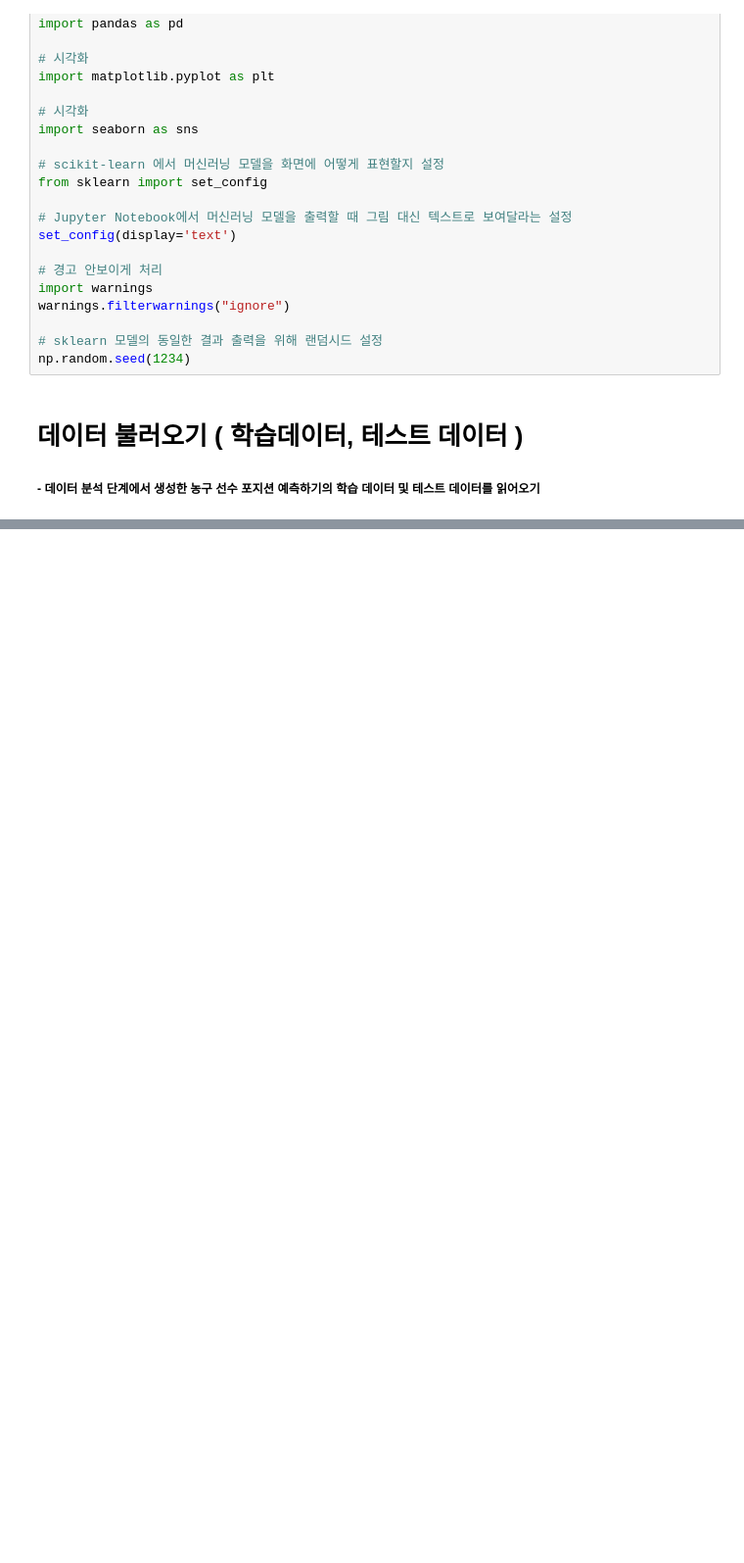
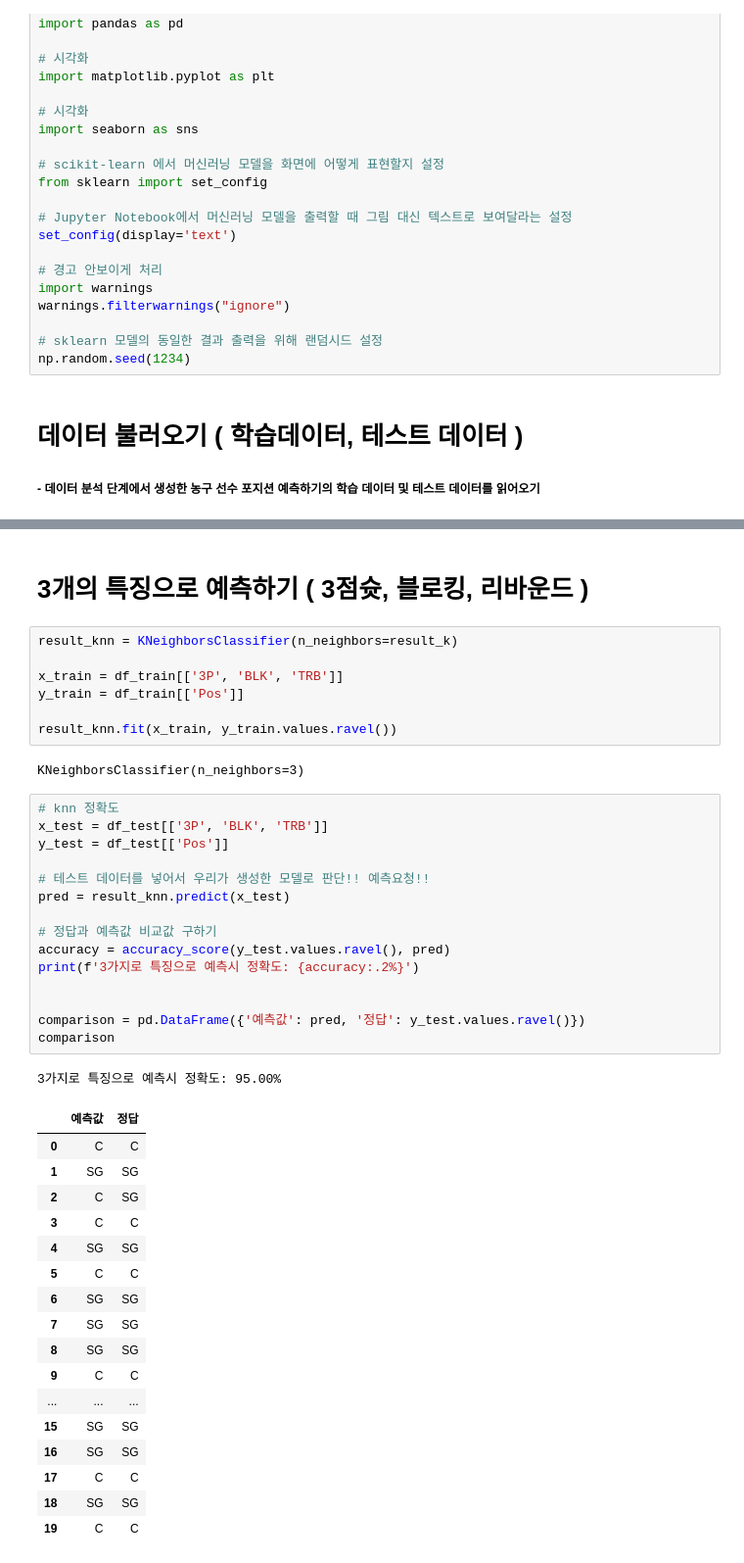
Before and after one commit to woyo73/AI_Learning, a Jupyter notebook: machine&deepLearning/src/machineLearning/ch02_kNN.ipynb, the cells around one changed output, grey strips where cells are left out. Shown at 98% size. Drawn from its saved outputs; the diff is of its cells as text; blank space fills up the shorter version.

```diff
--- a/machine&deepLearning/src/machineLearning/ch02_kNN.ipynb
+++ b/machine&deepLearning/src/machineLearning/ch02_kNN.ipynb
@@ -71,0 +187,45 @@ print(df_test.shape[1])
+# %% [markdown]
+# 3개의 특징으로 예측하기 ( 3점슛, 블로킹, 리바운드 )
+# %%
+result_knn = KNeighborsClassifier(n_neighbors=result_k)
+
+x_train = df_train[['3P', 'BLK', 'TRB']]
+y_train = df_train[['Pos']]
+
+result_knn.fit(x_train, y_train.values.ravel())
+# %% [output]
+KNeighborsClassifier(n_neighbors=3)
+# %%
+# knn 정확도
+x_test = df_test[['3P', 'BLK', 'TRB']]
+y_test = df_test[['Pos']]
+
+# 테스트 데이터를 넣어서 우리가 생성한 모델로 판단!! 예측요청!!
+pred = result_knn.predict(x_test)
+
+# 정답과 예측값 비교값 구하기
+accuracy = accuracy_score(y_test.values.ravel(), pred)
+print(f'3가지로 특징으로 예측시 정확도: {accuracy:.2%}')
+
+
+comparison = pd.DataFrame({'예측값': pred, '정답': y_test.values.ravel()})
+comparison
+# %% [output]
+3가지로 특징으로 예측시 정확도: 95.00%
+|  | 예측값 | 정답 |
+| 0 | C | C |
+| 1 | SG | SG |
+| 2 | C | SG |
+| 3 | C | C |
+| 4 | SG | SG |
+| 5 | C | C |
+| 6 | SG | SG |
+| 7 | SG | SG |
+| 8 | SG | SG |
+| 9 | C | C |
+| ... | ... | ... |
+| 15 | SG | SG |
+| 16 | SG | SG |
+| 17 | C | C |
+| 18 | SG | SG |
+| 19 | C | C |
```
Also changed, not shown: parts of 13 cells of this notebook, 3 other files.
